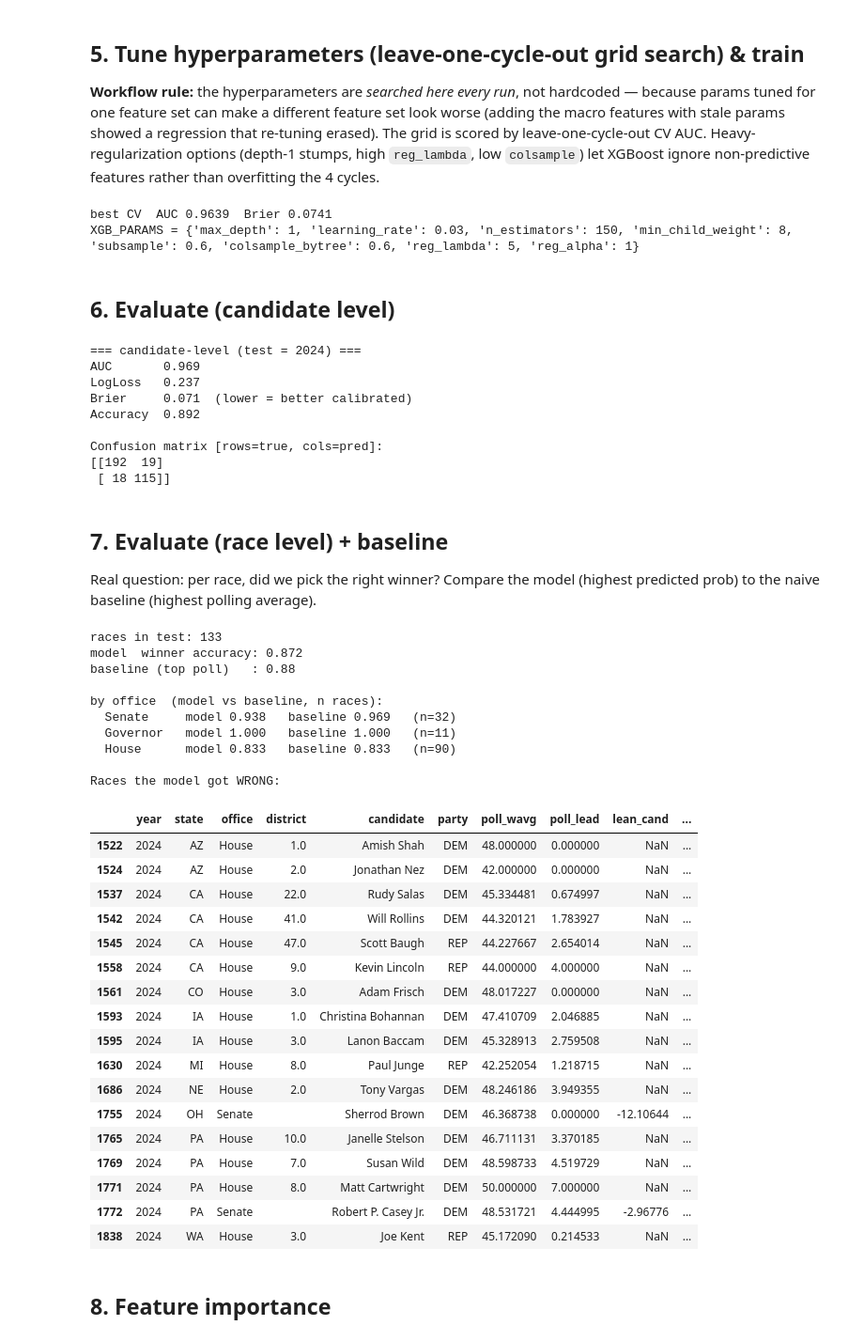
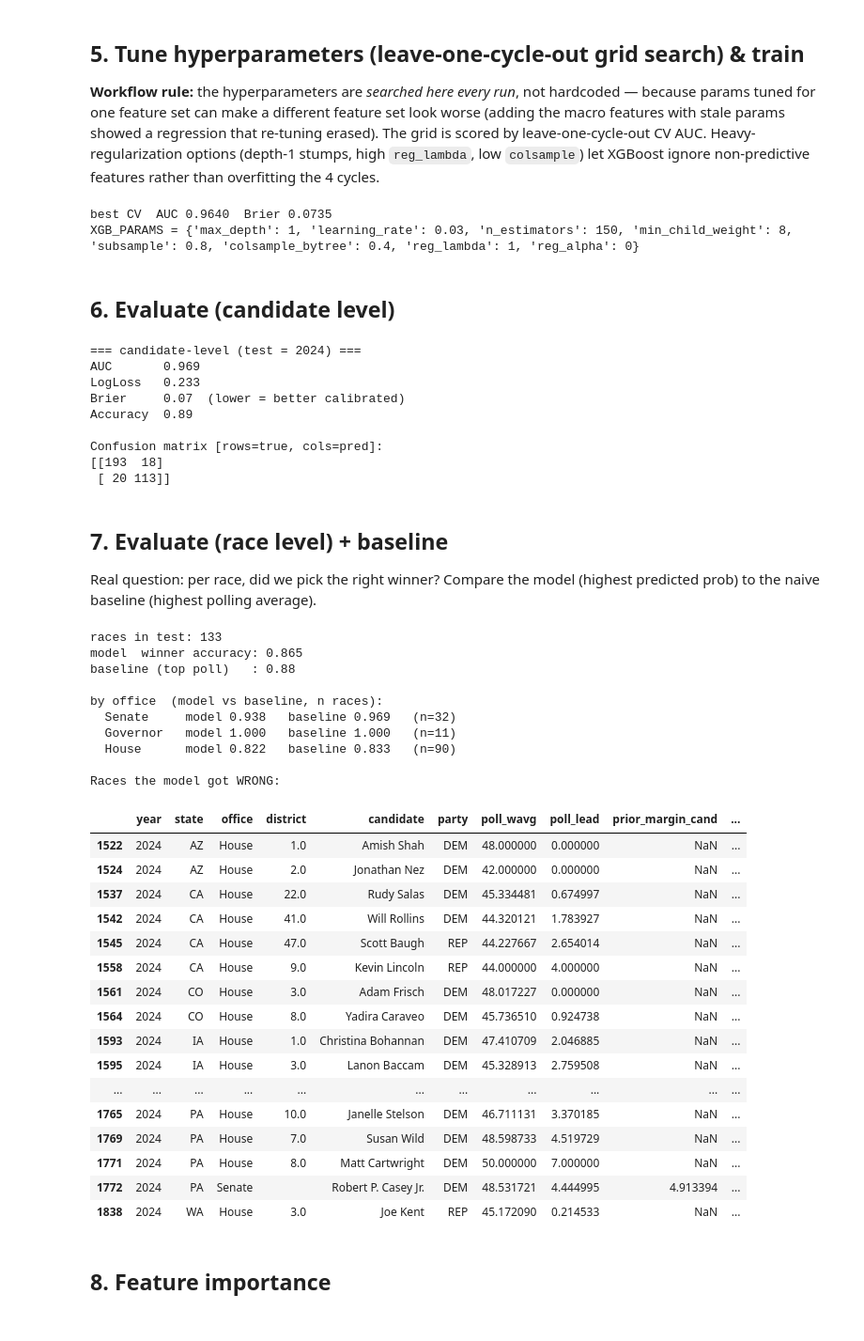
Before and after one commit to pjmerica/Polls-prediction-model, a Jupyter notebook: model.ipynb, the cells around one changed output. Shown at 94% size. Cells and saved outputs as stored; diff of their text form; code cells hidden in the pictures.

```diff
--- a/model.ipynb
+++ b/model.ipynb
@@ -55,7 +55,7 @@ Three signals polls don't capture, all leak-free (structural or strictly-prior d
 
 All three are **signed toward the candidate's own party** so the model reads them consistently.
 # %%
-import io, re, requests
+import os, re, requests
 
 H = {'User-Agent': 'Mozilla/5.0 (research)'}
 STATE_ABBR = {
@@ -78,22 +78,32 @@ def pdist(v):
     m = re.search(r'(\d+)', str(v))
     return str(int(m.group(1))) if m else ''
 
-def _get(url):
-    return pd.read_csv(io.StringIO(requests.get(url, timeout=90, headers=H).text), low_memory=False)
+def _get(url, cache_name):
+    """Static historical data: read the committed copy in data/; download only if missing.
+    (These files never change for past cycles — same policy as the frozen poll snapshots.)"""
+    path = os.path.join('data', cache_name)
+    if not os.path.exists(path):
+        r = requests.get(url, timeout=90, headers=H)
+        r.raise_for_status()
+        with open(path, 'wb') as f:
+            f.write(r.content)
+        print(f'downloaded -> {path} (commit it; this should be a one-time event)')
+    return pd.read_csv(path, low_memory=False)
 
-# --- 538 partisan lean (state + district) ---
+# --- 538 partisan lean (state + district) — cached in data/, committed ---
+# NOTE: 2022 vintage; lean_cand is computed for analysis but EXCLUDED from FEATURES (leakage).
 LB = 'https://raw.githubusercontent.com/fivethirtyeight/data/master/partisan-lean/'
-ls = _get(LB + 'fivethirtyeight_partisan_lean_STATES.csv'); ls.columns = ['sname', 'lean']
+ls = _get(LB + 'fivethirtyeight_partisan_lean_STATES.csv', 'lean_states.csv'); ls.columns = ['sname', 'lean']
 ls['state'] = ls['sname'].map(STATE_ABBR)
 state_lean = dict(zip(ls['state'], ls['lean']))
 
-ld = _get(LB + 'fivethirtyeight_partisan_lean_DISTRICTS.csv'); ld.columns = ['dcode', 'lean']
+ld = _get(LB + 'fivethirtyeight_partisan_lean_DISTRICTS.csv', 'lean_districts.csv'); ld.columns = ['dcode', 'lean']
 ld['state'] = ld['dcode'].str.split('-').str[0]
 ld['district'] = ld['dcode'].str.split('-').str[1].map(lambda x: str(int(x)) if str(x).isdigit() else x)
 dist_lean = {(r.state, r.district): r.lean for r in ld.itertuples()}
 
-# --- incumbent_party per race (races.csv) ---
-rc = _get('https://raw.githubusercontent.com/fivethirtyeight/election-results/main/races.csv')
+# --- incumbent_party per race (races.csv) — cached in data/, committed ---
+rc = _get('https://raw.githubusercontent.com/fivethirtyeight/election-results/main/races.csv', 'races.csv')
 def _off(o):
     o = str(o).lower()
     return 'Senate' if 'senate' in o else 'House' if 'house' in o else 'Governor' if 'governor' in o else None
@@ -373,8 +383,10 @@ FEATURES = [
     'avg_grade','avg_pollscore','avg_sample','min_days',
     'poll_lead','poll_share','n_cands',
     'is_dem','is_rep','is_senate','is_gov',
-    # fundamentals
-    'lean_cand','prior_margin_cand','is_incumbent','is_inc_party_race',
+    # fundamentals — lean_cand intentionally DROPPED: the 538 partisan-lean file is a single
+    # 2022 vintage, so for 2018/2020 races it leaks post-election info. prior_margin_cand carries
+    # the same "structural lean" signal but is strictly prior-cycle (leak-free).
+    'prior_margin_cand','is_incumbent','is_inc_party_race',
     # gap cluster
     'twoparty_margin_cand','abs_gap','tossup','undecided','gap_x_recency',
     # environment / momentum / house-adjusted poll
@@ -511,8 +523,8 @@ model.fit(X_train, y_train)
 proba = model.predict_proba(X_test)[:, 1]
 pred  = (proba > 0.5).astype(int)
 # %% [output]
-best CV  AUC 0.9639  Brier 0.0741
-XGB_PARAMS = {'max_depth': 1, 'learning_rate': 0.03, 'n_estimators': 150, 'min_child_weight': 8, 'subsample': 0.6, 'colsample_bytree': 0.6, 'reg_lambda': 5, 'reg_alpha': 1}
+best CV  AUC 0.9640  Brier 0.0735
+XGB_PARAMS = {'max_depth': 1, 'learning_rate': 0.03, 'n_estimators': 150, 'min_child_weight': 8, 'subsample': 0.8, 'colsample_bytree': 0.4, 'reg_lambda': 1, 'reg_alpha': 0}
 # %% [markdown]
 ## 6. Evaluate (candidate level)
 # %%
@@ -526,13 +538,13 @@ print(confusion_matrix(y_test, pred))
 # %% [output]
 === candidate-level (test = 2024) ===
 AUC       0.969
-LogLoss   0.237
-Brier     0.071  (lower = better calibrated)
-Accuracy  0.892
+LogLoss   0.233
+Brier     0.07  (lower = better calibrated)
+Accuracy  0.89
 
 Confusion matrix [rows=true, cols=pred]:
-[[192  19]
- [ 18 115]]
+[[193  18]
+ [ 20 113]]
 # %% [markdown]
 ## 7. Evaluate (race level) + baseline
 
@@ -541,37 +553,37 @@ Real question: per race, did we pick the right winner? Compare the model (highes
 te = test.copy()
 te['proba'] = proba
 
 model_pick = te.loc[te.groupby('race_id')['proba'].idxmax()]
 base_pick  = te.loc[te.groupby('race_id')['poll_wavg'].idxmax()]   # naive: highest weighted poll
 
 print('races in test:', te['race_id'].nunique())
 print('model  winner accuracy:', round(model_pick['won'].mean(), 3))
 print('baseline (top poll)   :', round(base_pick['won'].mean(), 3))
 
 # by office — Senate/Gov are statewide & well-polled (polls ~perfect); House is the hard part
 print('\nby office  (model vs baseline, n races):')
 for of in ['Senate', 'Governor', 'House']:
     mp = model_pick[model_pick['office'] == of]
     bp = base_pick[base_pick['office'] == of]
     if len(mp):
         print(f'  {of:9}  model {mp["won"].mean():.3f}   baseline {bp["won"].mean():.3f}   (n={len(mp)})')
 
 print('\nRaces the model got WRONG:')
 wrong = model_pick[model_pick['won'] == 0]
 wrong[['year','state','office','district','candidate','party','poll_wavg',
-       'poll_lead','lean_cand','prior_margin_cand','is_incumbent','proba']]
+       'poll_lead','prior_margin_cand','is_incumbent','proba']]
 # %% [output]
 races in test: 133
-model  winner accuracy: 0.872
+model  winner accuracy: 0.865
 baseline (top poll)   : 0.88
 
 by office  (model vs baseline, n races):
   Senate     model 0.938   baseline 0.969   (n=32)
   Governor   model 1.000   baseline 1.000   (n=11)
-  House      model 0.833   baseline 0.833   (n=90)
+  House      model 0.822   baseline 0.833   (n=90)
 
 Races the model got WRONG:
-|  | year | state | office | district | candidate | party | poll_wavg | poll_lead | lean_cand | ... |
+|  | year | state | office | district | candidate | party | poll_wavg | poll_lead | prior_margin_cand | ... |
 | 1522 | 2024 | AZ | House | 1.0 | Amish Shah | DEM | 48.000000 | 0.000000 | NaN | ... |
 | 1524 | 2024 | AZ | House | 2.0 | Jonathan Nez | DEM | 42.000000 | 0.000000 | NaN | ... |
 | 1537 | 2024 | CA | House | 22.0 | Rudy Salas | DEM | 45.334481 | 0.674997 | NaN | ... |
@@ -579,15 +591,14 @@ Races the model got WRONG:
 | 1545 | 2024 | CA | House | 47.0 | Scott Baugh | REP | 44.227667 | 2.654014 | NaN | ... |
 | 1558 | 2024 | CA | House | 9.0 | Kevin Lincoln | REP | 44.000000 | 4.000000 | NaN | ... |
 | 1561 | 2024 | CO | House | 3.0 | Adam Frisch | DEM | 48.017227 | 0.000000 | NaN | ... |
+| 1564 | 2024 | CO | House | 8.0 | Yadira Caraveo | DEM | 45.736510 | 0.924738 | NaN | ... |
 | 1593 | 2024 | IA | House | 1.0 | Christina Bohannan | DEM | 47.410709 | 2.046885 | NaN | ... |
 | 1595 | 2024 | IA | House | 3.0 | Lanon Baccam | DEM | 45.328913 | 2.759508 | NaN | ... |
-| 1630 | 2024 | MI | House | 8.0 | Paul Junge | REP | 42.252054 | 1.218715 | NaN | ... |
-| 1686 | 2024 | NE | House | 2.0 | Tony Vargas | DEM | 48.246186 | 3.949355 | NaN | ... |
-| 1755 | 2024 | OH | Senate |  | Sherrod Brown | DEM | 46.368738 | 0.000000 | -12.10644 | ... |
+| ... | ... | ... | ... | ... | ... | ... | ... | ... | ... | ... |
 | 1765 | 2024 | PA | House | 10.0 | Janelle Stelson | DEM | 46.711131 | 3.370185 | NaN | ... |
 | 1769 | 2024 | PA | House | 7.0 | Susan Wild | DEM | 48.598733 | 4.519729 | NaN | ... |
 | 1771 | 2024 | PA | House | 8.0 | Matt Cartwright | DEM | 50.000000 | 7.000000 | NaN | ... |
-| 1772 | 2024 | PA | Senate |  | Robert P. Casey Jr. | DEM | 48.531721 | 4.444995 | -2.96776 | ... |
+| 1772 | 2024 | PA | Senate |  | Robert P. Casey Jr. | DEM | 48.531721 | 4.444995 | 4.913394 | ... |
 | 1838 | 2024 | WA | House | 3.0 | Joe Kent | REP | 45.172090 | 0.214533 | NaN | ... |
 # %% [markdown]
 ## 8. Feature importance
```
Also changed, not shown: parts of 5 cells of this notebook, 11 other files.
